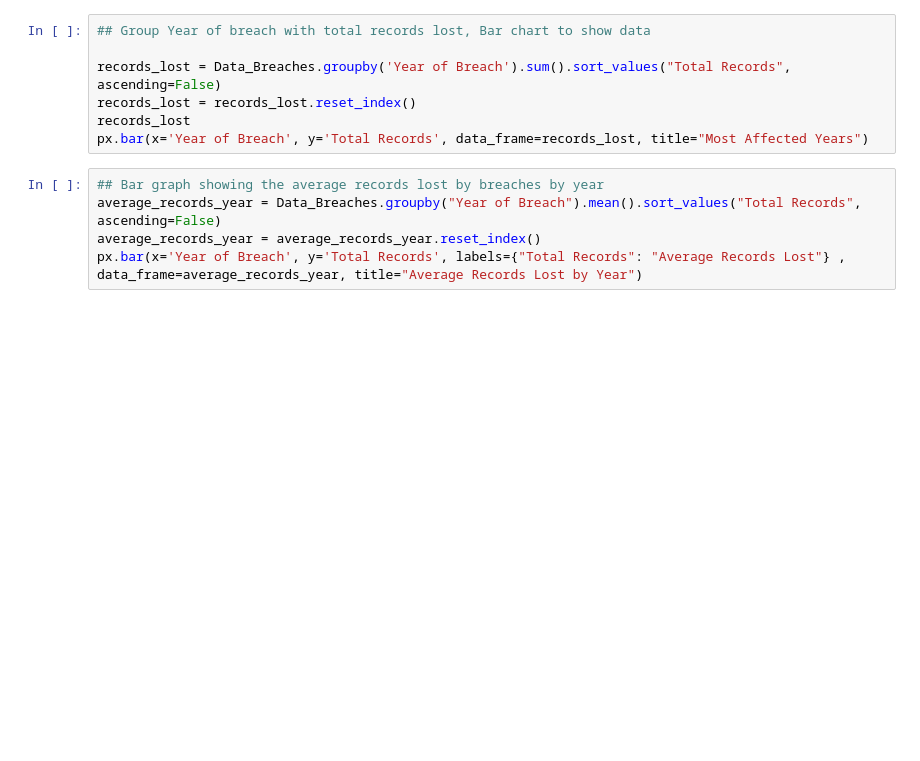
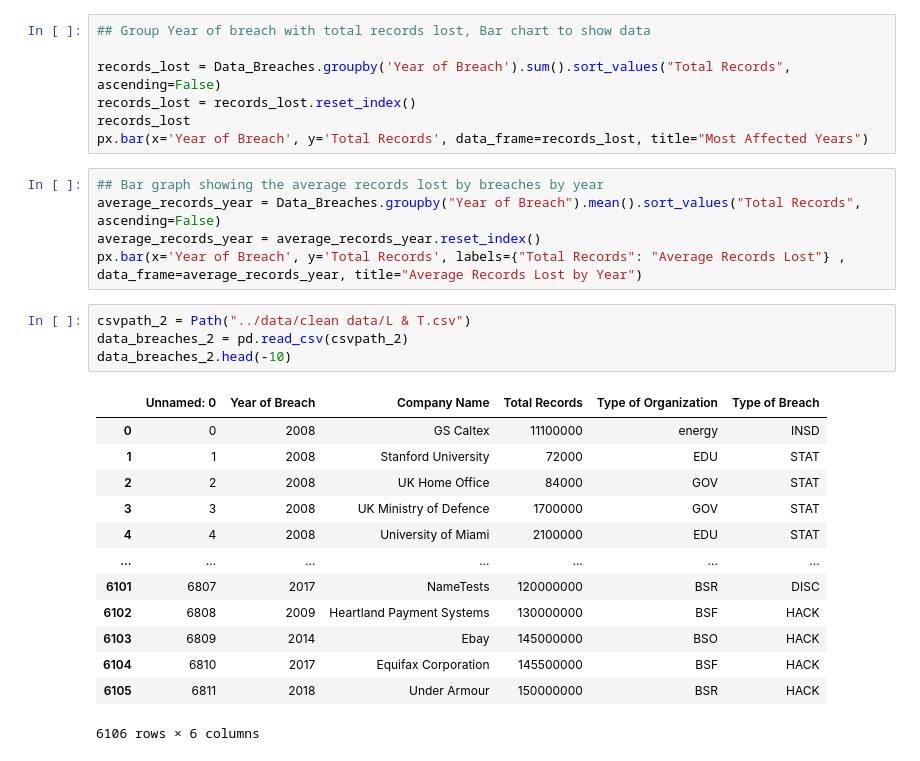
Before and after one commit to chaka37/Project1, a Jupyter notebook: Visualizations/Pre_viz.ipynb, the cells around one changed output. Saved outputs shown, nothing was run; the diff lists cells and outputs as text; blank space fills up the shorter version.

```diff
--- a/Visualizations/Pre_viz.ipynb
+++ b/Visualizations/Pre_viz.ipynb
@@ -102,3 +102,21 @@ px.bar(x='Year of Breach', y='Total Records', data_frame=records_lost, title="Mo
 average_records_year = Data_Breaches.groupby("Year of Breach").mean().sort_values("Total Records", ascending=False)
 average_records_year = average_records_year.reset_index()
 px.bar(x='Year of Breach', y='Total Records', labels={"Total Records": "Average Records Lost"} , data_frame=average_records_year, title="Average Records Lost by Year")
+# %%
+csvpath_2 = Path("../data/clean data/L & T.csv")
+data_breaches_2 = pd.read_csv(csvpath_2)
+data_breaches_2.head(-10)
+# %% [output]
+|  | Unnamed: 0 | Year of Breach | Company Name | Total Records | Type of Organization | Type of Breach |
+| 0 | 0 | 2008 | GS Caltex | 11100000 | energy | INSD |
+| 1 | 1 | 2008 | Stanford University | 72000 | EDU | STAT |
+| 2 | 2 | 2008 | UK Home Office | 84000 | GOV | STAT |
+| 3 | 3 | 2008 | UK Ministry of Defence | 1700000 | GOV | STAT |
+| 4 | 4 | 2008 | University of Miami | 2100000 | EDU | STAT |
+| ... | ... | ... | ... | ... | ... | ... |
+| 6101 | 6807 | 2017 | NameTests | 120000000 | BSR | DISC |
+| 6102 | 6808 | 2009 | Heartland Payment Systems | 130000000 | BSF | HACK |
+| 6103 | 6809 | 2014 | Ebay | 145000000 | BSO | HACK |
+| 6104 | 6810 | 2017 | Equifax Corporation | 145500000 | BSF | HACK |
+| 6105 | 6811 | 2018 | Under Armour | 150000000 | BSR | HACK |
+6106 rows × 6 columns
```
Also changed, not shown: parts of 5 cells of this notebook.
